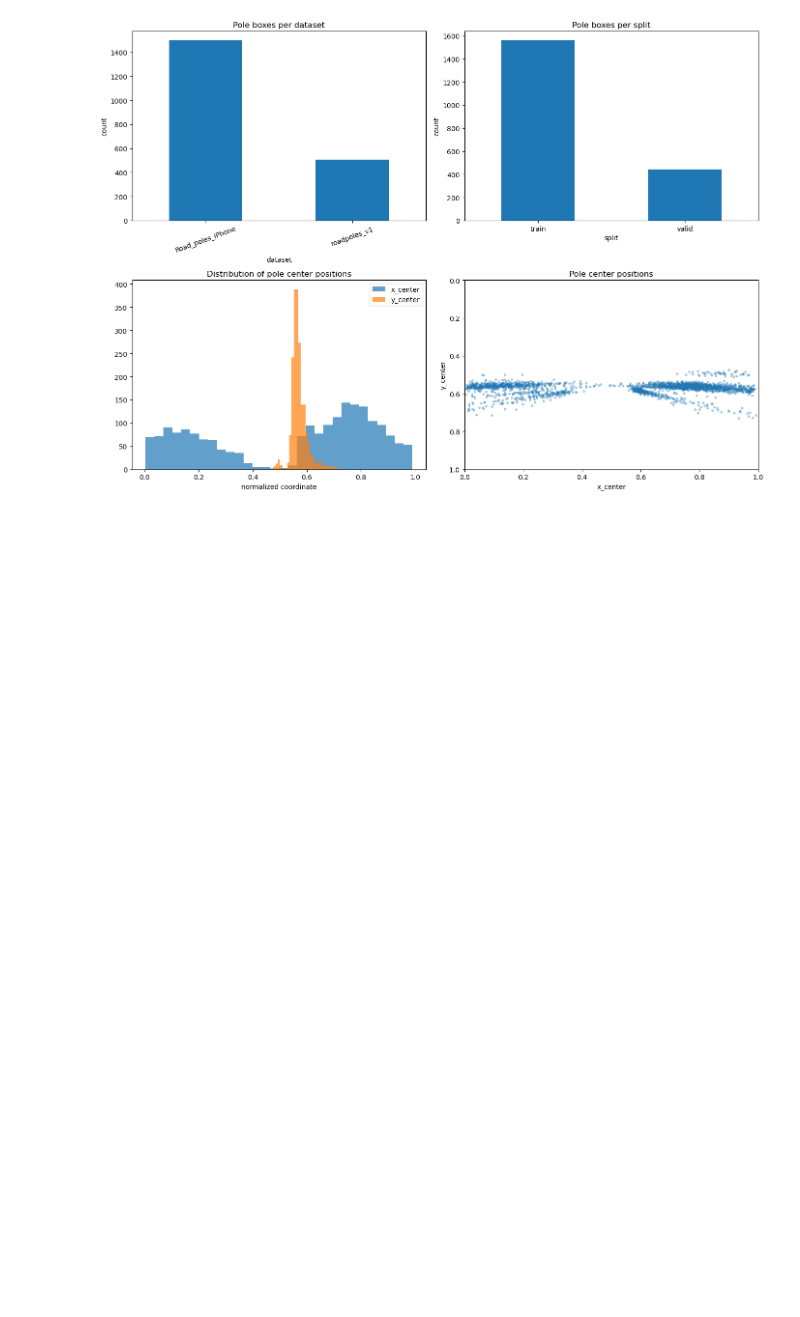
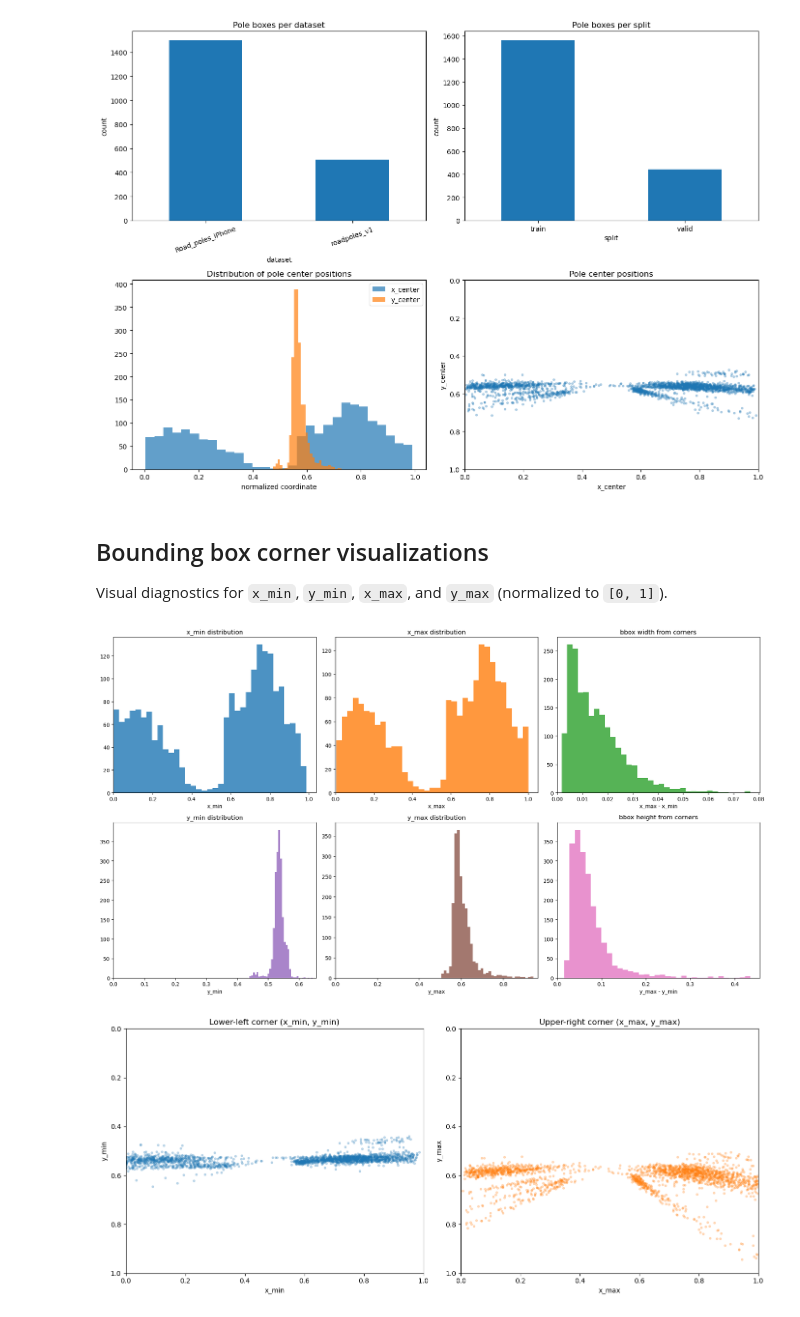
Before and after one commit to csongorszasz/snowpole-detection-ad, a Jupyter notebook: eda_labels.ipynb, the cells around one changed output. Drawn from its saved outputs; the diff is of its cells as text; code cells hidden in the pictures; blank space fills up the shorter version.

```diff
--- a/eda_labels.ipynb
+++ b/eda_labels.ipynb
@@ -255,3 +280,68 @@ plt.tight_layout()
 plt.show()
 # %% [output]
 [figure]
+# %% [markdown]
+## Bounding box corner visualizations
+
+Visual diagnostics for `x_min`, `y_min`, `x_max`, and `y_max` (normalized to `[0, 1]`).
+# %%
+# Corner distributions + corner-pair scatter plots
+fig, axes = plt.subplots(2, 3, figsize=(18, 10))
+
+# Histograms for each corner coordinate
+axes[0, 0].hist(pole_df["x_min"], bins=35, alpha=0.8, color="#1f77b4")
+axes[0, 0].set_title("x_min distribution")
+axes[0, 0].set_xlabel("x_min")
+
+axes[0, 1].hist(pole_df["x_max"], bins=35, alpha=0.8, color="#ff7f0e")
+axes[0, 1].set_title("x_max distribution")
+axes[0, 1].set_xlabel("x_max")
+
+axes[0, 2].hist(pole_df["x_max"] - pole_df["x_min"], bins=35, alpha=0.8, color="#2ca02c")
+axes[0, 2].set_title("bbox width from corners")
+axes[0, 2].set_xlabel("x_max - x_min")
+
+axes[1, 0].hist(pole_df["y_min"], bins=35, alpha=0.8, color="#9467bd")
+axes[1, 0].set_title("y_min distribution")
+axes[1, 0].set_xlabel("y_min")
+
+axes[1, 1].hist(pole_df["y_max"], bins=35, alpha=0.8, color="#8c564b")
+axes[1, 1].set_title("y_max distribution")
+axes[1, 1].set_xlabel("y_max")
+
+axes[1, 2].hist(pole_df["y_max"] - pole_df["y_min"], bins=35, alpha=0.8, color="#e377c2")
+axes[1, 2].set_title("bbox height from corners")
+axes[1, 2].set_xlabel("y_max - y_min")
+
+for ax in axes.flat:
+    ax.set_xlim(left=0)
+
+plt.tight_layout()
+plt.show()
+
+# Spatial corner map (bottom-left and top-right corners)
+fig, axes = plt.subplots(1, 2, figsize=(14, 6))
+
+sample = pole_df.sample(min(4000, len(pole_df)), random_state=42)
+
+axes[0].scatter(sample["x_min"], sample["y_min"], s=8, alpha=0.25, color="#1f77b4")
+axes[0].set_title("Lower-left corner (x_min, y_min)")
+axes[0].set_xlabel("x_min")
+axes[0].set_ylabel("y_min")
+axes[0].set_xlim(0, 1)
+axes[0].set_ylim(0, 1)
+axes[0].invert_yaxis()
+
+axes[1].scatter(sample["x_max"], sample["y_max"], s=8, alpha=0.25, color="#ff7f0e")
+axes[1].set_title("Upper-right corner (x_max, y_max)")
+axes[1].set_xlabel("x_max")
+axes[1].set_ylabel("y_max")
+axes[1].set_xlim(0, 1)
+axes[1].set_ylim(0, 1)
+axes[1].invert_yaxis()
+
+plt.tight_layout()
+plt.show()
+# %% [output]
+[figure, added]
+[figure, added]
```
Also changed, not shown: parts of 1 cell of this notebook.
